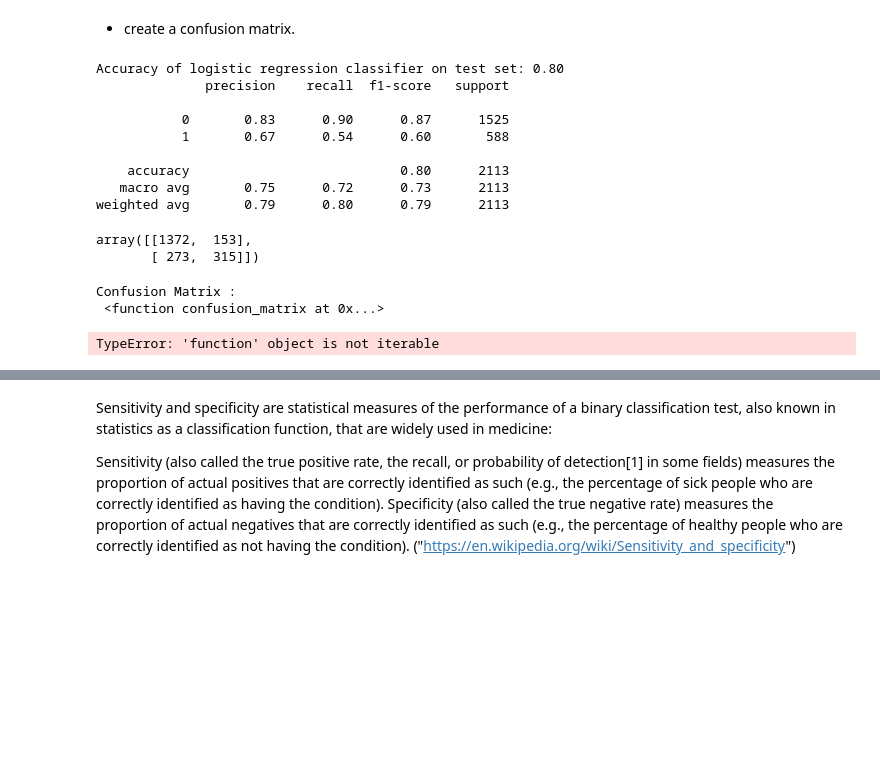
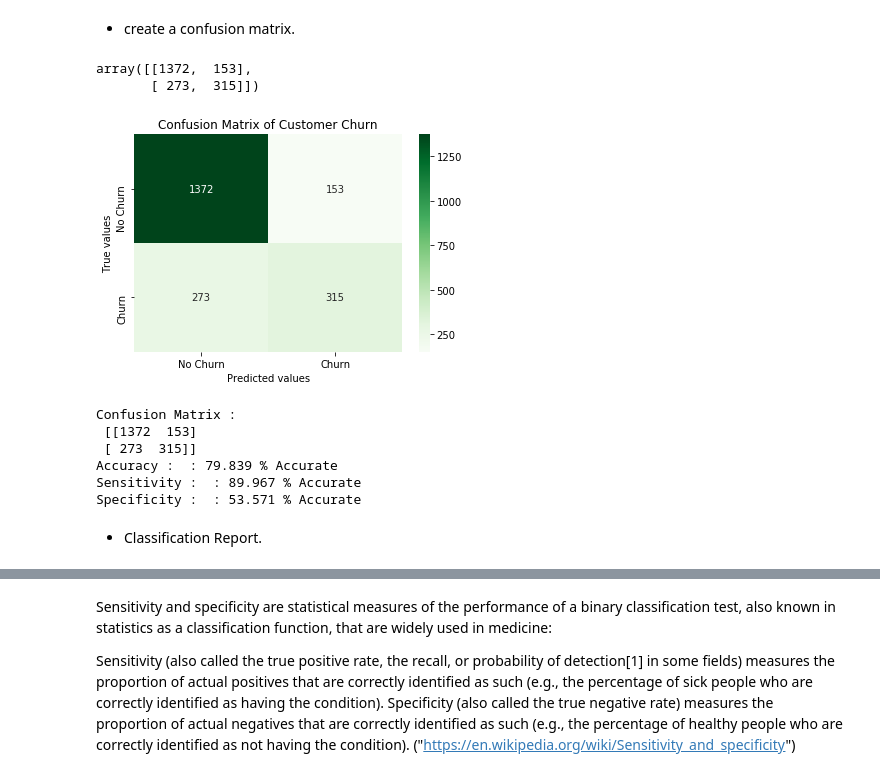
Before and after one commit to nhlalwenhle/Logistic-Regression, a Jupyter notebook: Logistic_regression.ipynb, the cells around one changed output, grey strips where cells are left out. Cells and saved outputs as stored; diff of their text form; code cells hidden in the pictures; blank space fills up the shorter version.

```diff
--- a/Logistic_regression.ipynb
+++ b/Logistic_regression.ipynb
@@ -308,15 +307,2 @@ confusion_matrix = confusion_matrix(y_test, y_predict_lr )
 # %% [markdown]
 * create a confusion matrix.
-# %%
-print('Accuracy of logistic regression classifier on test set: {:.2f}'.format(logreg.score(X_test, y_test)))
-print(classification_report(y_test, y_predict_lr ))
-# %% [output]
-Accuracy of logistic regression classifier on test set: 0.80
-              precision    recall  f1-score   support
-
-           0       0.83      0.90      0.87      1525
-           1       0.67      0.54      0.60       588
-
-    accuracy                           0.80      2113
-   macro avg       0.75      0.72      0.73      2113
-weighted avg       0.79      0.80      0.79      2113
@@ -332,28 +315,34 @@ array([[1372,  153],
 # %%
 ax= plt.subplot()
 #annot=True to annotate cells, #pass fmt='g' call to keep numbers from going to scientific notation.
-sns.heatmap(results, annot=True, ax = ax, fmt='g', cmap='Greens'); #annot=True to annotate cells, #pass fmt='g' call to keep numbers from going to scientific notation.
+sns.heatmap(confusion_matrix, annot=True, ax = ax, fmt='g', cmap='Greens'); #annot=True to annotate cells, #pass fmt='g' call to keep numbers from going to scientific notation.
 
 # labels, title and ticks
 ax.set_xlabel('Predicted values');ax.set_ylabel('True values');
 ax.set_title('Confusion Matrix of Customer Churn');
 ax.xaxis.set_ticklabels(['No Churn', 'Churn']); ax.yaxis.set_ticklabels(['No Churn', 'Churn']);
+# %% [output]
+[figure, added]
 # %%
-
 # confusion_matrix = confusion_matrix
 print("Confusion Matrix : \n", confusion_matrix)
 confusion_matrix
-#total1= sum(sum(confusion_matrix))
+total1= sum(sum(confusion_matrix))
 #####from confusion matrix calculate accuracy
-#accuracy1=(confusion_matrix[0,0]+confusion_matrix[1,1])/total1
-#print ('Accuracy : ', accuracy1)
+accuracy1=(confusion_matrix[0,0]+confusion_matrix[1,1])/total1
+print ('{:s} : {:.3f}'.format('Accuracy : ', accuracy1*100),"%", "Accurate")
 
-# sensitivity1 = confusion_matrix[0,0]/(confusion_matrix[0,0]+confusion_matrix[0,1])
-# print('Sensitivity : ', sensitivity1 )
+sensitivity1 = confusion_matrix[0,0]/(confusion_matrix[0,0]+confusion_matrix[0,1])
+print('{:s} : {:.3f}'.format('Sensitivity : ', sensitivity1*100),"%", "Accurate")
 
-# specificity1 = confusion_matrix[1,1]/(confusion_matrix[1,0]+confusion_matrix[1,1])
-# print('Specificity : ', specificity1)
+specificity1 = confusion_matrix[1,1]/(confusion_matrix[1,0]+confusion_matrix[1,1])
+print('{:s} : {:.3f}'.format('Specificity : ', specificity1*100),"%", "Accurate")
 # %% [output]
 Confusion Matrix :
- <function confusion_matrix at 0x...>
+ [[1372  153]
+ [ 273  315]]
+Accuracy :  : 79.839 % Accurate
+Sensitivity :  : 89.967 % Accurate
+Specificity :  : 53.571 % Accurate
-TypeError: 'function' object is not iterable
+# %% [markdown]
+* Classification Report.
```
Also changed, not shown: parts of 16 cells of this notebook.
